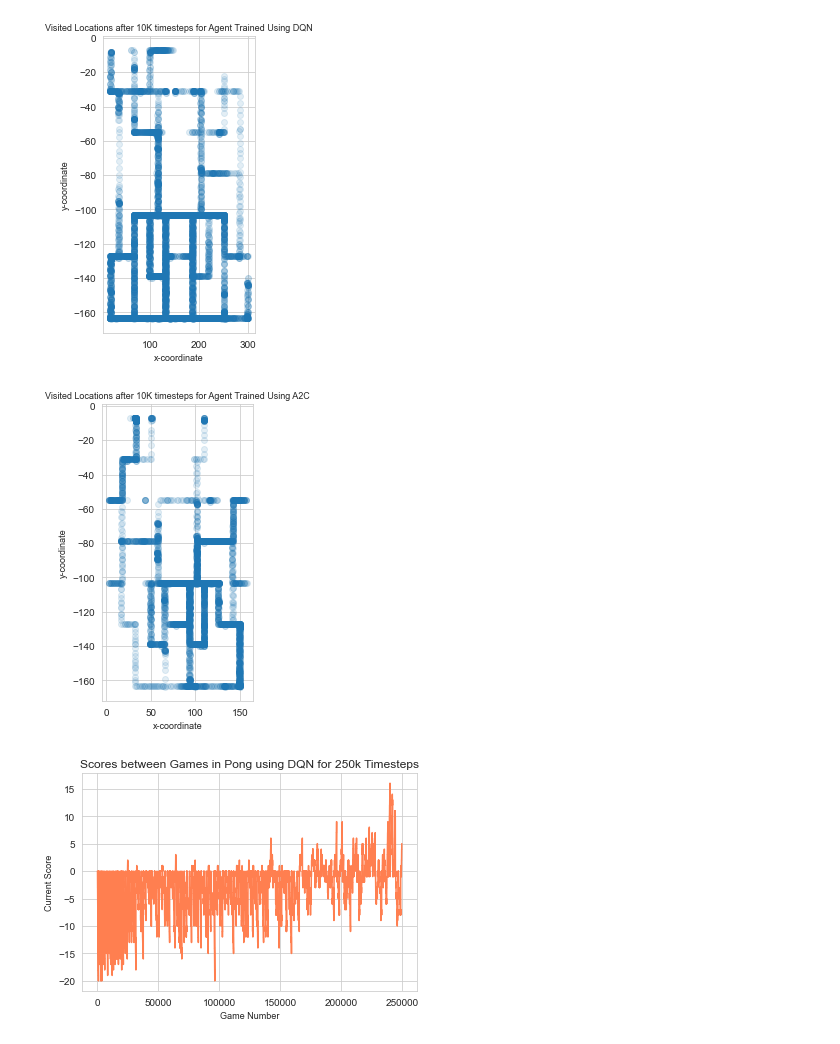
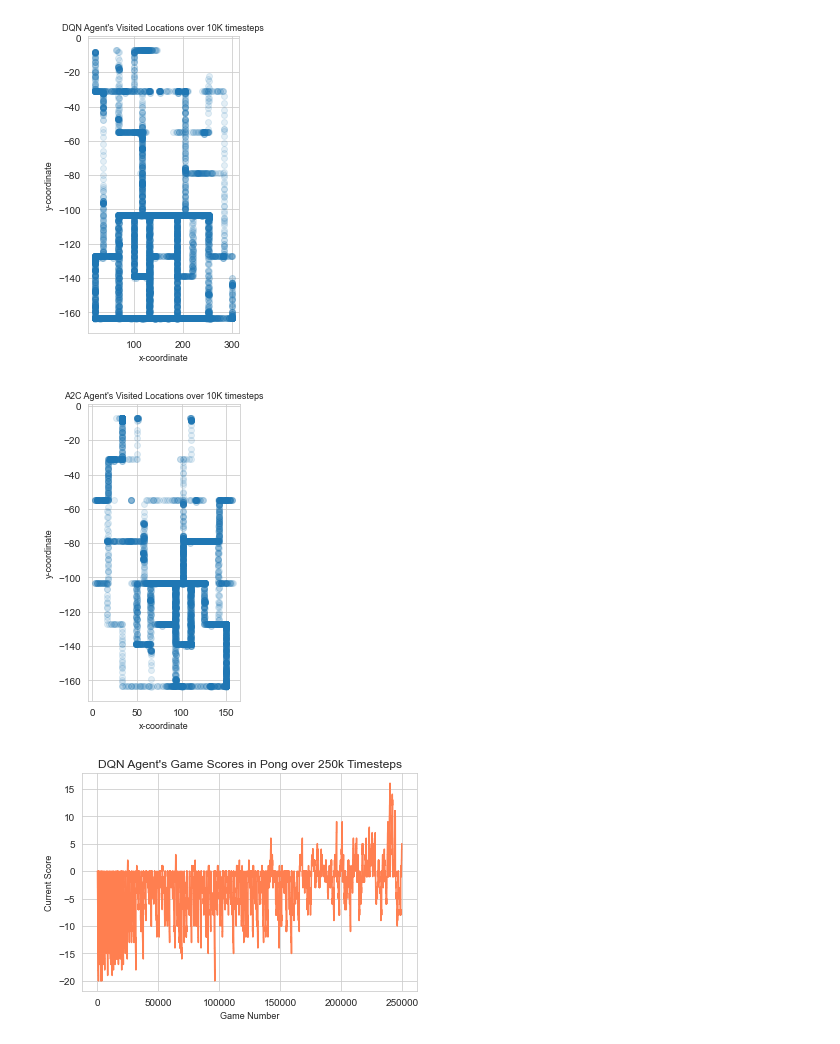
Before and after one commit to IRLL/Atari-Data-Scraper, a Jupyter notebook: Visualizations from Data Scraper.ipynb, the cells around one changed output. Saved outputs shown, nothing was run; the diff lists cells and outputs as text; code cells hidden in the pictures.

```diff
--- a/Visualizations from Data Scraper.ipynb
+++ b/Visualizations from Data Scraper.ipynb
@@ -409,23 +410,23 @@ plt.show()
 # %%
 # Plot pacman coordinates
 sns.set_style("whitegrid")
 
 #Variable for figure size (w,h)
 fgsz = (3, 5)
 
 col_list = ["pacman_coord_x", "pacman_coord_y"]
 df = pd.read_csv("dqn_pacman_100k/df_mod.csv", usecols=col_list, nrows = 10000)
 df["pacman_coord_y"] *= -1
 
 plt.figure(figsize=fgsz)
 plt.scatter("pacman_coord_x", "pacman_coord_y", alpha=0.12, data=df, cmap=plt.cm.Spectral,  label ="agent taking 10K timesteps")
 plt.xlabel('x-coordinate', fontsize=9)
 plt.ylabel('y-coordinate', fontsize=9)
-plt.title('Visited Locations after 10K timesteps for Agent Trained Using DQN', fontsize=9)
+plt.title('DQN Agent\'s Visited Locations over 10K timesteps', fontsize=9)
 plt.tight_layout()
 plt.show()
 # %% [output]
-[figure, old version]
+[figure, new version]
 # %%
 # Plot pacman coordinates
 sns.set_style("whitegrid")
@@ -441,16 +442,16 @@ plt.figure(figsize=fgsz)
 plt.scatter("pacman_coord_x_env_0", "pacman_coord_y_env_0", alpha=0.12, data=df, cmap=plt.cm.Spectral,  label ="agent taking 10K timesteps")
 plt.xlabel('x-coordinate', fontsize=9)
 plt.ylabel('y-coordinate', fontsize=9)
-plt.title('Visited Locations after 10K timesteps for Agent Trained Using A2C', fontsize=9)
+plt.title('A2C Agent\'s Visited Locations over 10K timesteps', fontsize=9)
 plt.tight_layout()
 plt.show()
 # %% [output]
-[figure, old version]
+[figure, new version]
 # %%
 # Plot pong scores using DQN
 
 #Variable for figure size (w,h)
-fgsz = (3, 5)
+fgsz = (8, 5)
 
 # read from csv
 col_list = ["state", "curr_score", "paddle_ball_distance"]
@@ -459,10 +460,10 @@ df = pd.read_csv("pong_100k_legit.csv", usecols=col_list)
 plt.plot(df['state'],df['curr_score'],c="coral")
 plt.xlabel('Game Number', fontsize=9)
 plt.ylabel('Current Score', fontsize=9)
-plt.title('Scores between Games in Pong using DQN for 250k Timesteps')
-
+plt.title('DQN Agent\'s Game Scores in Pong over 250k Timesteps')
+plt.savefig('scores_pong_250k_dqn.png')
 plt.show()
 # %% [output]
-[figure, old version]
+[figure, new version]
 # %%
 # plot distance between paddle and ball
```
Also changed, not shown: parts of 8 cells of this notebook, 4 other files.
